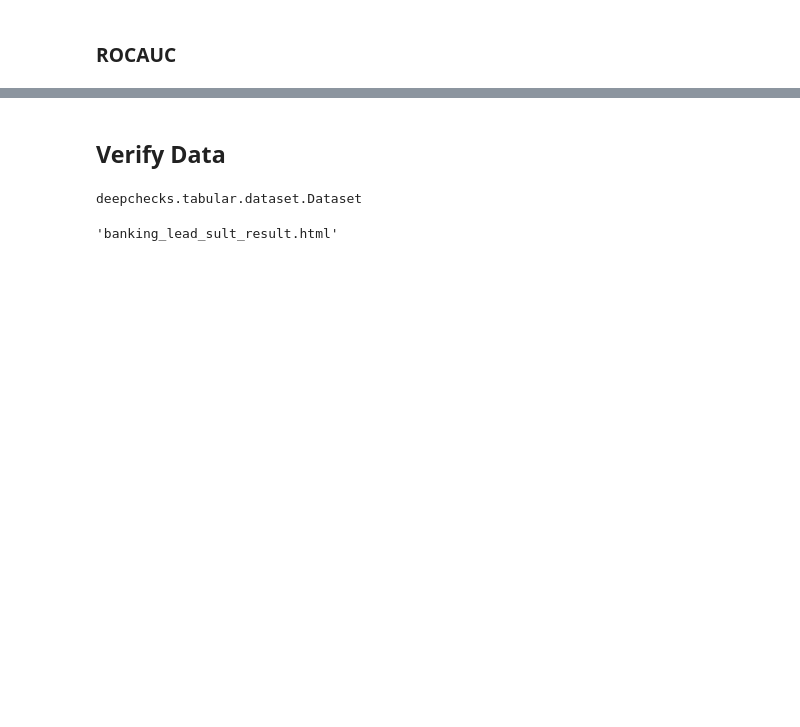
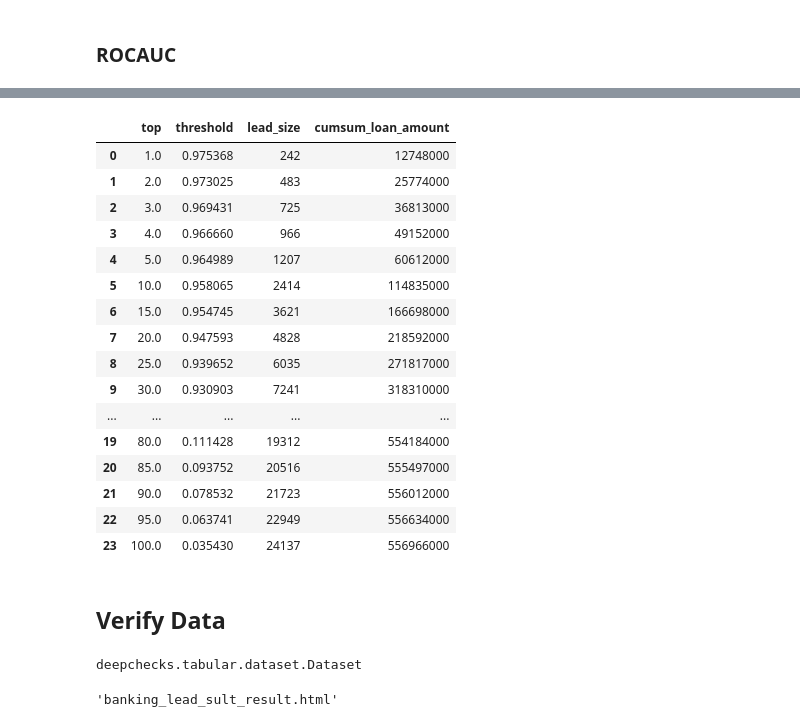
Before and after one commit to sukhumarna/marketing_rl, a Jupyter notebook: notebooks/banking_lead_baseline.ipynb, the cells around one changed output, grey strips where cells are left out. Drawn from its saved outputs; the diff is of its cells as text; code cells hidden in the pictures; blank space fills up the shorter version.

```diff
--- a/notebooks/banking_lead_baseline.ipynb
+++ b/notebooks/banking_lead_baseline.ipynb
@@ -317,3 +325,49 @@ Name: 3000, dtype: object
+# %%
+def reward_cumsum(result, label_col, proba_col, cumsum_col, tops=None):
+    if tops is None:
+        tops = [1]
+        tops.extend(np.arange(2, 6, 1))
+        tops.extend(np.arange(10, 105, 5))
+        tops = [t/100 for t in tops]
+
+    threshold_opt = pd.DataFrame()
+
+    for top in tops:
+        percentile = 1-top
+        threshold = result[proba_col].astype(float).quantile(percentile)
+
+        top_idx = top*100
+        threshold_opt.loc[top_idx, 'threshold'] = threshold
+        threshold_opt.loc[top_idx, 'lead_size'] = (result[proba_col] >= threshold).sum()
+        threshold_opt.loc[top_idx, 'cumsum_loan_amount'] = result[result[proba_col]>=threshold][cumsum_col].sum()
+
+        threshold_opt.index.name = 'top'
+
+        cols = ['lead_size', 'cumsum_loan_amount']
+        threshold_opt[cols] = threshold_opt[cols].astype(int)
+    threshold_opt.reset_index(inplace=True)
+
+    return threshold_opt
+# %%
+reward_cumsum(test_df, label_col='Apply', proba_col='predict_prob', cumsum_col='Loan_Amount', tops=None)
+# %% [output]
+|  | top | threshold | lead_size | cumsum_loan_amount |
+| 0 | 1.0 | 0.975368 | 242 | 12748000 |
+| 1 | 2.0 | 0.973025 | 483 | 25774000 |
+| 2 | 3.0 | 0.969431 | 725 | 36813000 |
+| 3 | 4.0 | 0.966660 | 966 | 49152000 |
+| 4 | 5.0 | 0.964989 | 1207 | 60612000 |
+| 5 | 10.0 | 0.958065 | 2414 | 114835000 |
+| 6 | 15.0 | 0.954745 | 3621 | 166698000 |
+| 7 | 20.0 | 0.947593 | 4828 | 218592000 |
+| 8 | 25.0 | 0.939652 | 6035 | 271817000 |
+| 9 | 30.0 | 0.930903 | 7241 | 318310000 |
+| ... | ... | ... | ... | ... |
+| 19 | 80.0 | 0.111428 | 19312 | 554184000 |
+| 20 | 85.0 | 0.093752 | 20516 | 555497000 |
+| 21 | 90.0 | 0.078532 | 21723 | 556012000 |
+| 22 | 95.0 | 0.063741 | 22949 | 556634000 |
+| 23 | 100.0 | 0.035430 | 24137 | 556966000 |
 # %% [markdown]
 ## Verify Data
 # %%
```
Also changed, not shown: parts of 9 cells of this notebook, 1 other file.
